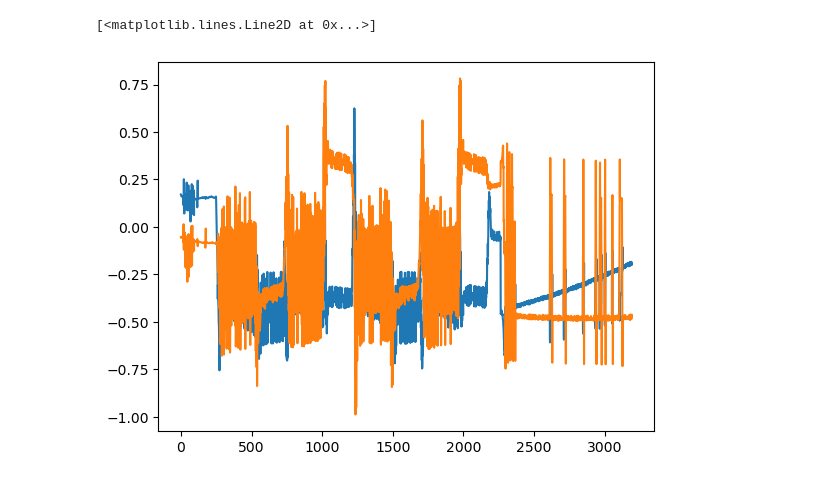
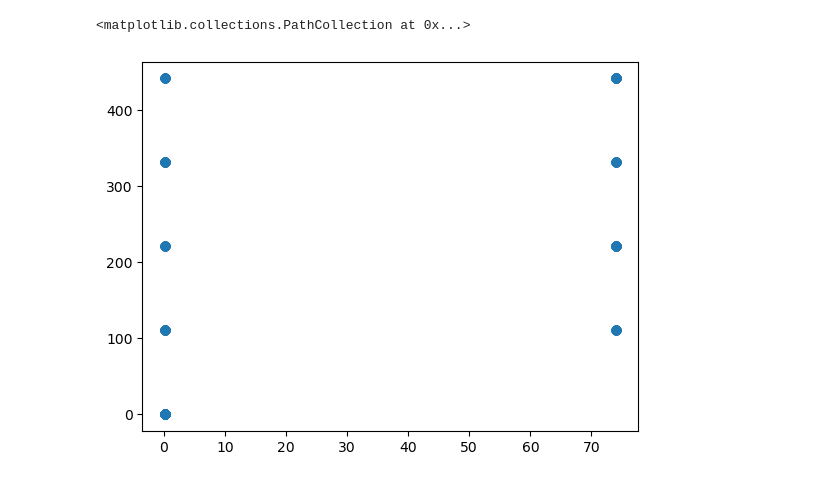
Before and after one commit to acoursey3/uav-controller, a Jupyter notebook: code/Demo.ipynb, the cells around one changed output. Saved outputs shown, nothing was run; the diff lists cells and outputs as text; code cells hidden in the pictures.

```diff
--- a/code/Demo.ipynb
+++ b/code/Demo.ipynb
@@ -64,6 +94,11 @@ starting_pos = np.array([data['x'][0], data['y'][0], float(data['alt'][0])])
 controller = DisturbanceRejectionController(starting_pos, True)
 # %%
 all_waypoints = np.unique(np.vstack([data['xwp'], data['ywp'], data['zwp']]).T, axis=1)
+# %%
+plt.scatter(all_waypoints[:,0], all_waypoints[:,1])
+# %% [output]
+<matplotlib.collections.PathCollection at 0x...>
+[figure, added]
 # %%
 ref_vels = []
 delta_vels = []
@@ -89,9 +125,3 @@ for index, row in data.iterrows():
 # %%
 ref_vels = np.array(ref_vels)
 delta_vels = np.array(delta_vels)
-# %%
-plt.plot(delta_vels[:,0])
-plt.plot(delta_vels[:,1])
-# %% [output]
-[<matplotlib.lines.Line2D at 0x...>]
-[figure, removed]
```
Also changed, not shown: parts of 11 cells of this notebook, 2 other files.
